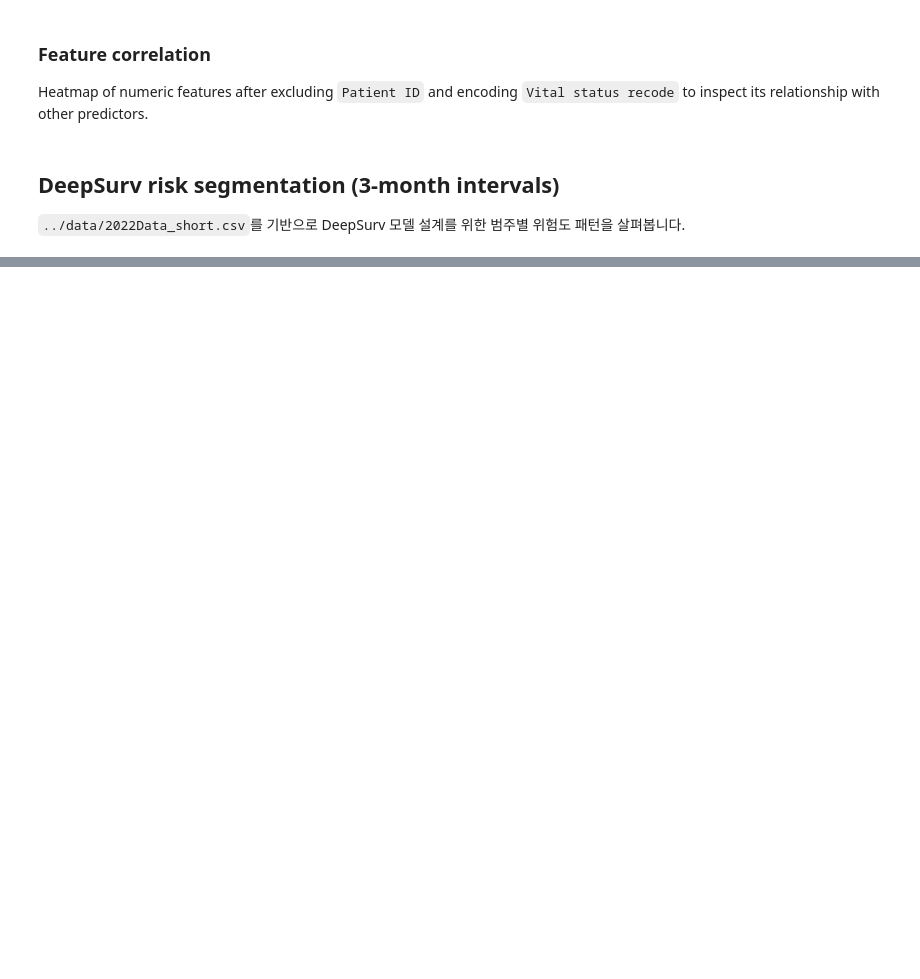
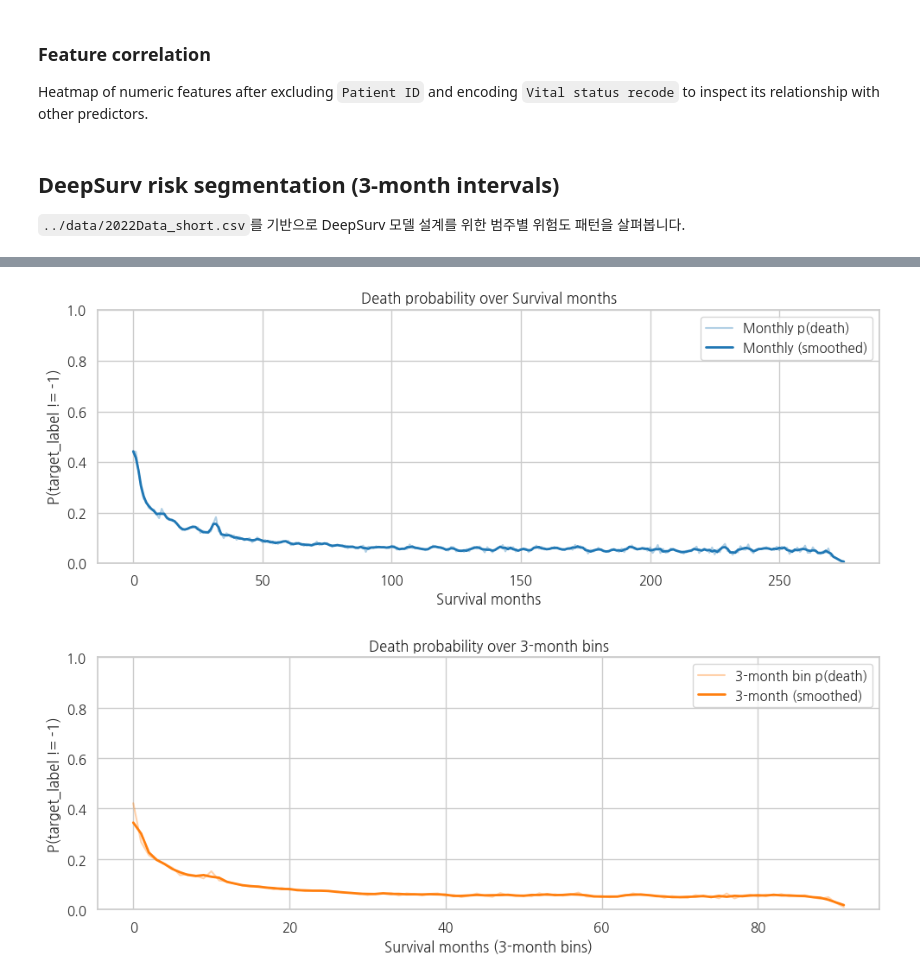
Before and after one commit to Maroco0109/SKN19_2ND_5TEAM, a Jupyter notebook: insight/data_insight_kjw.ipynb, the cells around one changed output, grey strips where cells are left out. Cells and saved outputs as stored; diff of their text form; code cells hidden in the pictures; blank space fills up the shorter version.

```diff
--- a/insight/data_insight_kjw.ipynb
+++ b/insight/data_insight_kjw.ipynb
@@ -1284,0 +151,14 @@ Name: count, dtype: int64
+# %%
+# 데이터셋 병합
+DATA_PATHS = [
+    Path('../data/2022Data_part1.csv'),
+    Path('../data/2022Data_part2.csv'),
+]
+DATA_PATH3 = Path('../data/encoded_dataset.csv')
+
+# 메모리를 과도하게 사용하지 않도록 청크 단위로 데이터를 결합합니다.
+risk_df = load_risk_dataset(DATA_PATHS)
+encoded_df = pd.read_csv(DATA_PATH3)
+
+memory_mb = risk_df.memory_usage(deep=True).sum() / 1024 ** 2
+print(f"Loaded risk dataset: {risk_df.shape[0]:,} rows, {risk_df.shape[1]} columns (~{memory_mb:.1f} MB)")
@@ -1284,0 +350,47 @@ Name: count, dtype: int64
+# %%
+# 사망 확률(= target_label != -1) 시계열 형태로 시각화
+cols_needed = ['Survival months', 'Survival months_bin_3m', 'target_label']
+missing = [c for c in cols_needed if c not in encoded_df.columns]
+if missing:
+    raise KeyError(f'Missing columns in encoded_df: {missing}')
+
+tmp = encoded_df[cols_needed].copy()
+tmp = tmp.dropna(subset=['Survival months'])
+tmp['is_death'] = (tmp['target_label'] != -1).astype(int)
+
+# 월별 사망 확률
+grp_m = tmp.groupby('Survival months').agg(p_death=('is_death','mean'), n=('is_death','size')).reset_index().sort_values('Survival months')
+# 소수 구간의 노이즈를 줄이기 위해 최소 샘플 수 필터
+N_MIN = 50
+grp_mf = grp_m[grp_m['n'] >= N_MIN].copy()
+grp_mf['p_smooth'] = grp_mf['p_death'].rolling(window=3, center=True, min_periods=1).mean()
+
+plt.figure(figsize=(10, 4))
+plt.plot(grp_mf['Survival months'], grp_mf['p_death'], color='tab:blue', alpha=0.35, label='Monthly p(death)')
+plt.plot(grp_mf['Survival months'], grp_mf['p_smooth'], color='tab:blue', linewidth=2.0, label='Monthly (smoothed)')
+plt.ylim(0, 1)
+plt.title('Death probability over Survival months')
+plt.xlabel('Survival months')
+plt.ylabel('P(target_label != -1)')
+plt.legend()
+plt.tight_layout()
+plt.show()
+
+# 3개월 구간별 사망 확률
+grp_b = tmp.groupby('Survival months_bin_3m').agg(p_death=('is_death','mean'), n=('is_death','size')).reset_index().sort_values('Survival months_bin_3m')
+grp_bf = grp_b[grp_b['n'] >= N_MIN].copy()
+grp_bf['p_smooth'] = grp_bf['p_death'].rolling(window=3, center=True, min_periods=1).mean()
+
+plt.figure(figsize=(10, 4))
+plt.plot(grp_bf['Survival months_bin_3m'], grp_bf['p_death'], color='tab:orange', alpha=0.35, label='3-month bin p(death)')
+plt.plot(grp_bf['Survival months_bin_3m'], grp_bf['p_smooth'], color='tab:orange', linewidth=2.0, label='3-month (smoothed)')
+plt.ylim(0, 1)
+plt.title('Death probability over 3-month bins')
+plt.xlabel('Survival months (3-month bins)')
+plt.ylabel('P(target_label != -1)')
+plt.legend()
+plt.tight_layout()
+plt.show()
+# %% [output]
+[figure, added]
+[figure, added]
```
Also changed, not shown: parts of 44 cells of this notebook.
